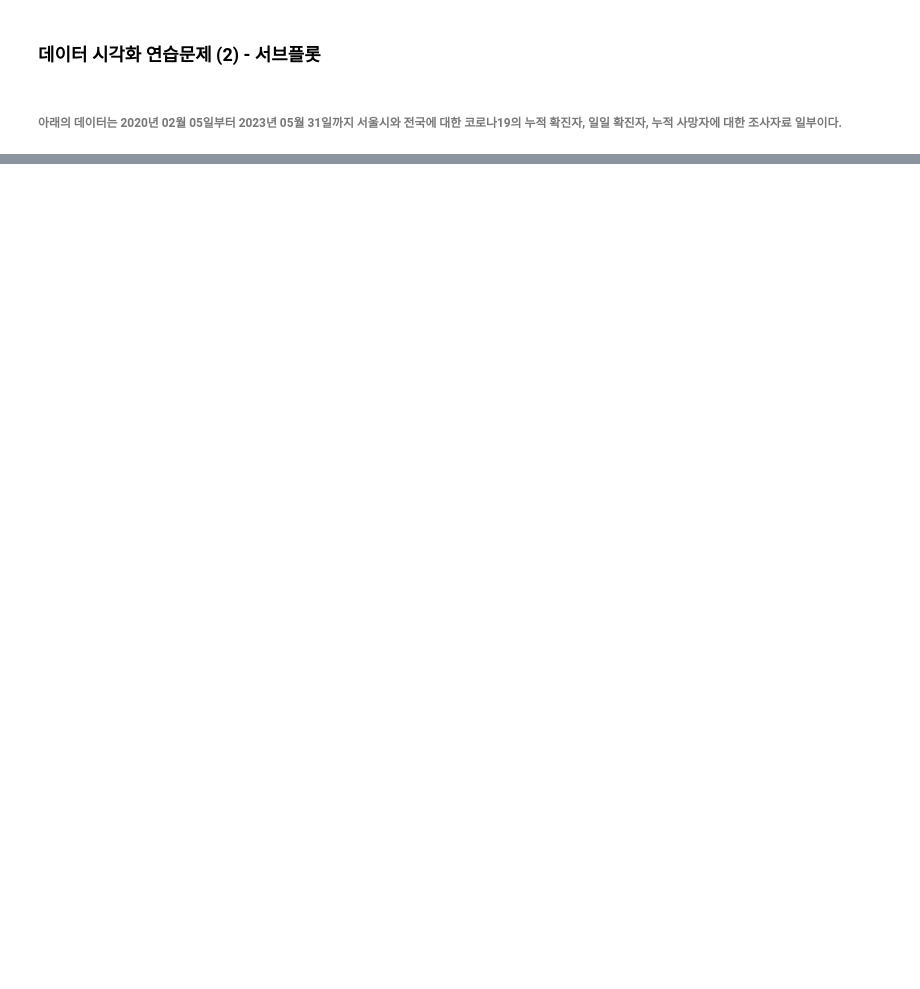
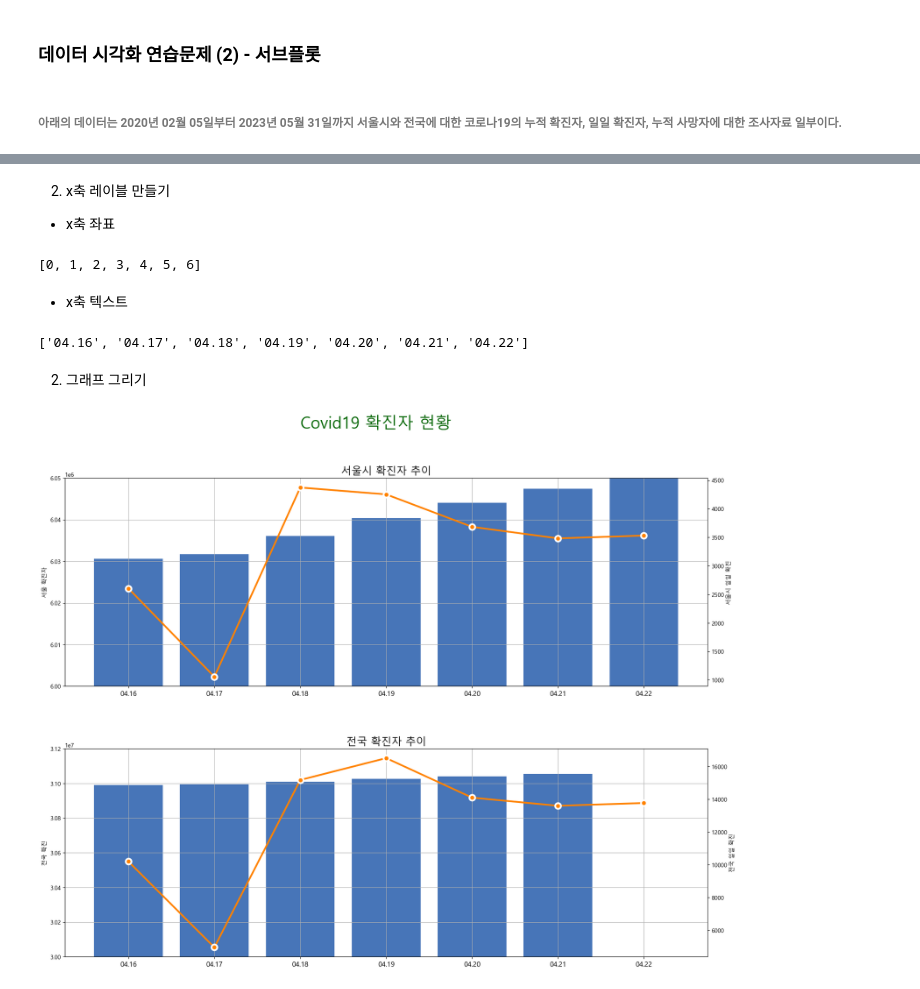
Before and after one commit to jihun5/it_jupyter, a Jupyter notebook: 03.탐색적_데이터분석/03-1 데이터 시각화/연습문제(2).ipynb, the cells around one changed output, grey strips where cells are left out. Cells and saved outputs as stored; diff of their text form; code cells hidden in the pictures; blank space fills up the shorter version.

```diff
--- a/03.탐색적_데이터분석/03-1 데이터 시각화/연습문제(2).ipynb
+++ b/03.탐색적_데이터분석/03-1 데이터 시각화/연습문제(2).ipynb
@@ -56,10 +95,0 @@ memory usage: 66.4 KB
-# %%
-x = list(range(0, len(df['서울시 기준일'])))
-# print(x)
-xticks = list(range(0, len(df['서울시 기준일']), 40))
-# xticks
-
-date = []
-for i in xticks:
-    date.append(df['서울시 기준일'][i].strftime("%y/%m/%d"))
-print(date)
@@ -92,0 +96,66 @@ ValueError: Date ordinal -2691926.6 converts to -5401-10-03T09:36:00.000000 (usi
+# %% [markdown]
+2. x축 레이블 만들기
+
+- x축 좌표
+# %%
+x = list(range(0, len(target_df['서울시 기준일'])))
+x
+# %% [output]
+[0, 1, 2, 3, 4, 5, 6]
+# %% [markdown]
+- x축 텍스트
+# %%
+xticks = []
+
+for i in range(0, len(target_df['서울시 기준일'])):
+    xticks.append(target_df['서울시 기준일'].iloc[i].strftime('%m.%d'))
+
+xticks
+# %% [output]
+['04.16', '04.17', '04.18', '04.19', '04.20', '04.21', '04.22']
+# %% [markdown]
+
+2. 그래프 그리기
+# %%
+# 2행1열 서브플롯
+fig, (ax1_left, ax2_left) = plt.subplots(2, 1, figsize=(20, 15))
+
+# 각 서브플롯별로 twinx 생성
+ax1_right = ax1_left.twinx()
+ax2_right = ax2_left.twinx()
+
+# 전체 제목
+fig.suptitle('Covid19 확진자 현황', fontsize=28, color='#006600')
+
+# 각 그래프 간의 세로(hspace) 간격 지정
+fig.subplots_adjust(hspace=0.3)
+
+
+sb.barplot(data=target_df, x=x, y='서울 확진자', color="#3471CB", ax=ax1_left)
+ax1_left.grid()
+ax1_left.set_title('서울시 확진자 추이', fontsize=18)
+ax1_left.set_ylim(6000000, 6050000)
+ax1_left.set_xticks(x)
+ax1_left.set_xticklabels(xticks, fontsize=12, rotation=0)
+
+sb.lineplot(data=target_df, x=x, y='서울시 일일 확진', ax=ax1_right,
+            color="#FF8200", linestyle='-', linewidth=3,
+            marker="o", markersize=10, markerfacecolor="#FF8200",
+            markeredgecolor="#ffffff", markeredgewidth=3)
+
+sb.barplot(data=target_df, x=x, y='전국 확진', color="#3471CB", ax=ax2_left)
+ax2_left.grid()
+ax2_left.set_title('전국 확진자 추이', fontsize=18)
+ax2_left.set_ylim(30000000, 31200000)
+ax2_left.set_xticks(x)
+ax2_left.set_xticklabels(xticks, fontsize=12, rotation=0)
+
+sb.lineplot(data=target_df, x=x, y='전국 일일 확진', ax=ax2_right,
+            color="#FF8200", linestyle='-', linewidth=3,
+            marker="o", markersize=10, markerfacecolor="#FF8200",
+            markeredgecolor="#ffffff", markeredgewidth=3)
+
+plt.show()
+plt.close()
+# %% [output]
+[figure, added]
```
Also changed, not shown: parts of 17 cells of this notebook, 11 other files.
